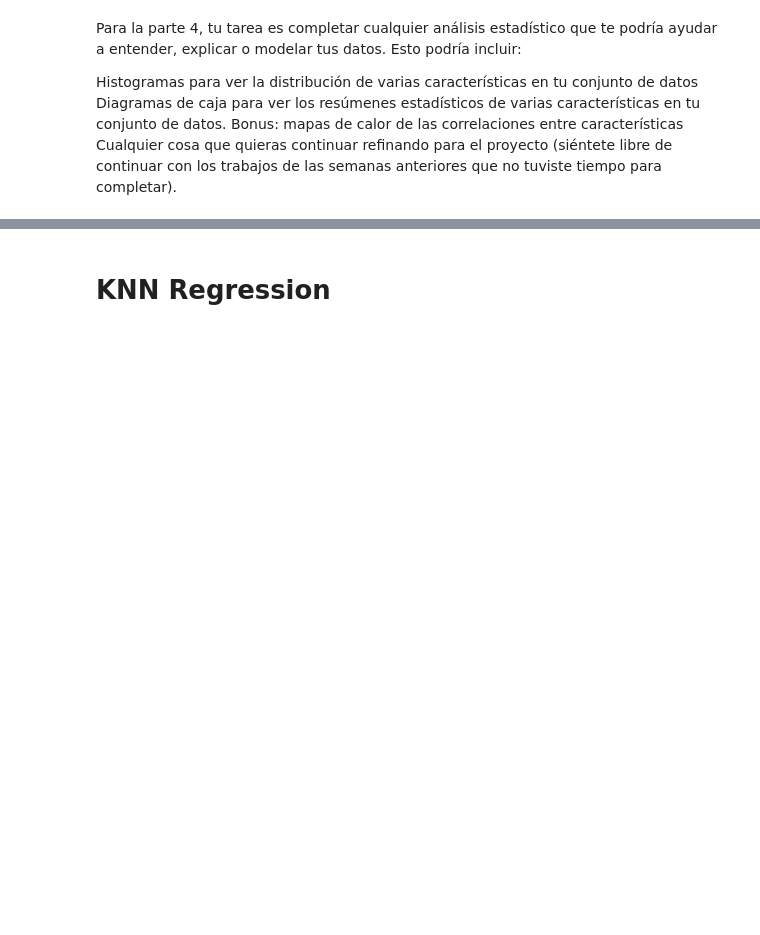
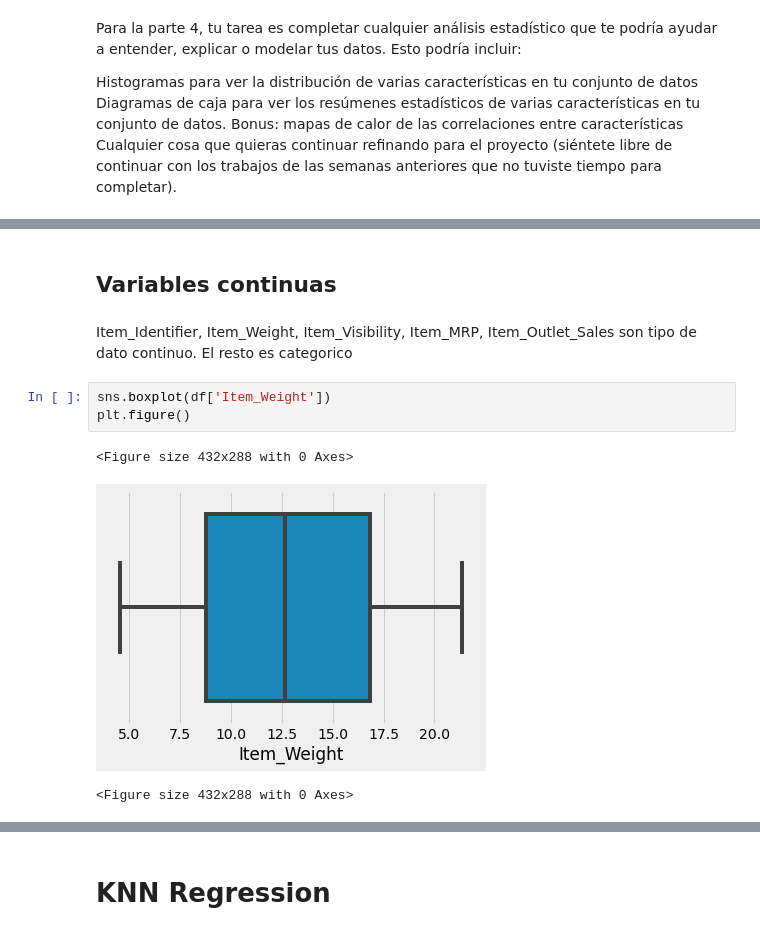
Before and after one commit to sebagit914/sales_predictions, a Jupyter notebook: Sales.ipynb, the cells around one changed output, grey strips where cells are left out. Cells and saved outputs as stored; diff of their text form; blank space fills up the shorter version.

```diff
--- a/Sales.ipynb
+++ b/Sales.ipynb
@@ -451,0 +564,11 @@ df.describe()
+# %% [markdown]
+## Variables continuas
+# %% [markdown]
+Item_Identifier, Item_Weight, Item_Visibility, Item_MRP, Item_Outlet_Sales son tipo de dato continuo. El resto es categorico
+# %%
+sns.boxplot(df['Item_Weight'])
+plt.figure()
+# %% [output]
+<Figure size 432x288 with 0 Axes>
+[figure, added]
+<Figure size 432x288 with 0 Axes>
```
Also changed, not shown: parts of 42 cells of this notebook.
